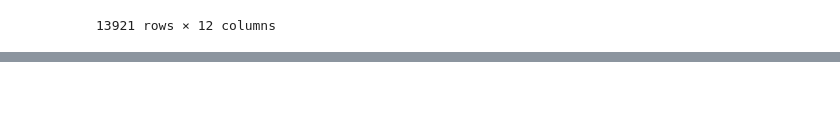
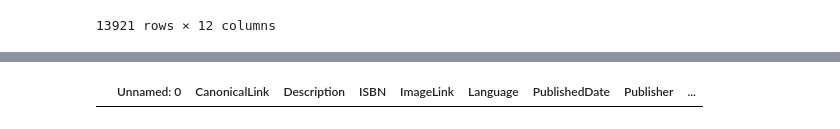
Before and after one commit to ML-brooowss/ML, a Jupyter notebook: amelie.ipynb, the cells around one changed output, grey strips where cells are left out. Cells and saved outputs as stored; diff of their text form; code cells hidden in the pictures; blank space fills up the shorter version.

```diff
--- a/amelie.ipynb
+++ b/amelie.ipynb
@@ -510,0 +720,2 @@ pd.read_csv('isbn_enhanced.csv')
+# %%
+recommended_ids = list(map(int, recommended_ids))
@@ -510,0 +735,6 @@ pd.read_csv('isbn_enhanced.csv')
+# %%
+
+recommended_books = df_books[df_books["i"].isin(recommended_ids)]
+recommended_books
+# %% [output]
+|  | Unnamed: 0 | CanonicalLink | Description | ISBN | ImageLink | Language | PublishedDate | Publisher | ... |
```
Also changed, not shown: parts of 15 cells of this notebook, 10 other files.
